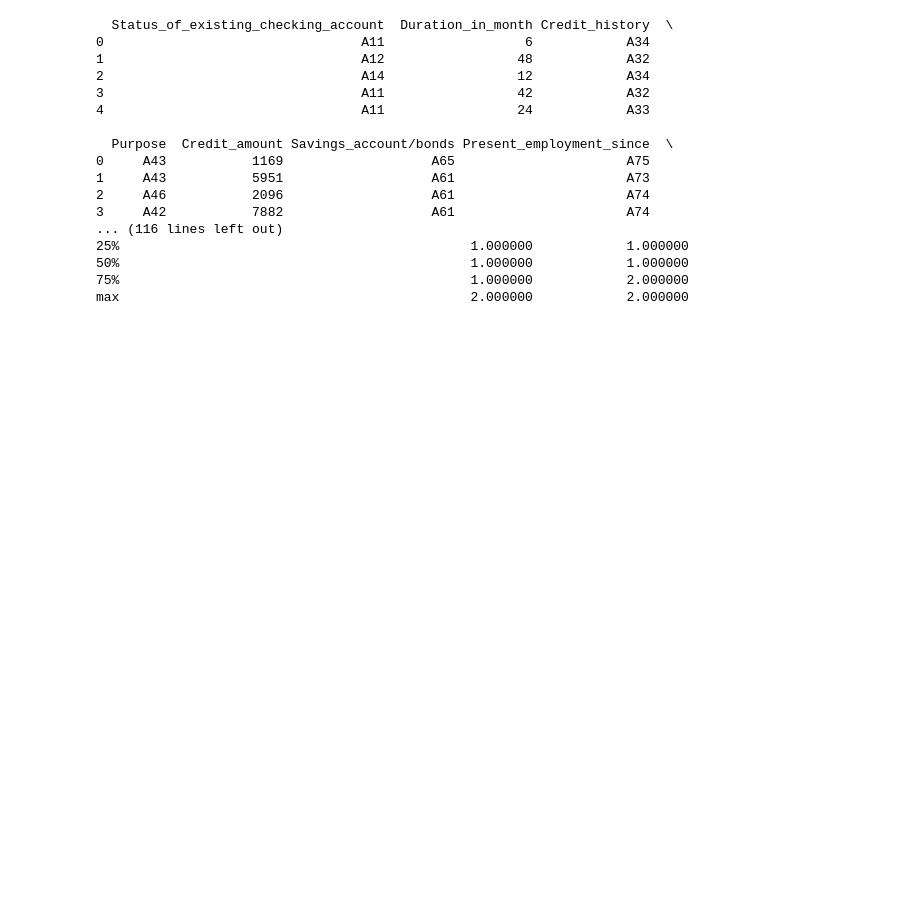
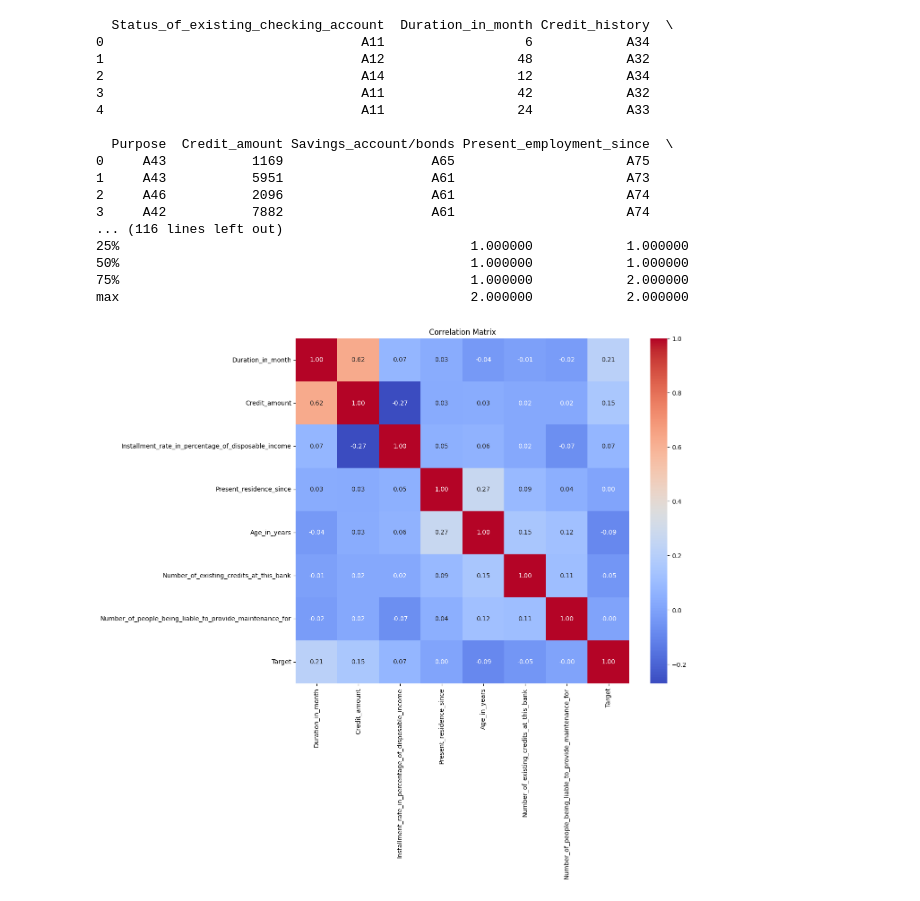
Before and after one commit to brendancsmith/credit-risk, a Jupyter notebook: notebooks/exploratory.ipynb, the cells around one changed output. Drawn from its saved outputs; the diff is of its cells as text; code cells hidden in the pictures; blank space fills up the shorter version.

```diff
--- a/notebooks/exploratory.ipynb
+++ b/notebooks/exploratory.ipynb
@@ -42,3 +42,17 @@ print("\nSummary statistics:\n", df.describe())
 50%                                             1.000000            1.000000
 75%                                             1.000000            2.000000
 max                                             2.000000            2.000000
+# %%
+# Convert non-numeric columns to numeric or drop them
+df_numeric = df.select_dtypes(include=[float, int])
+
+# Compute correlation matrix
+corr_matrix = df_numeric.corr()
+
+# Plot heatmap
+plt.figure(figsize=(12, 10))
+sns.heatmap(corr_matrix, annot=True, fmt=".2f", cmap="coolwarm")
+plt.title("Correlation Matrix")
+plt.show()
+# %% [output]
+[figure, added]
```
Also changed, not shown: parts of 1 cell of this notebook, 1 other file.
